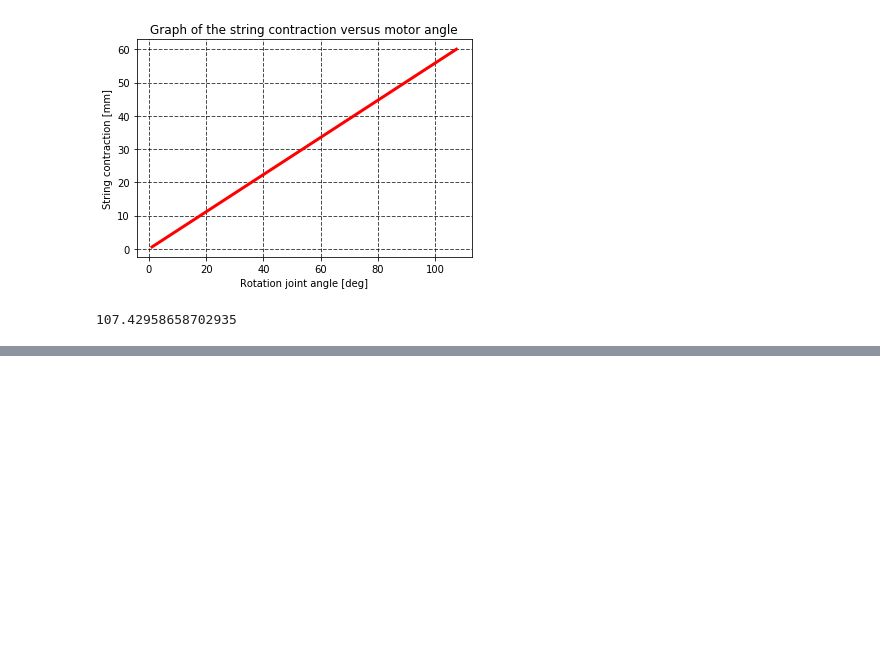
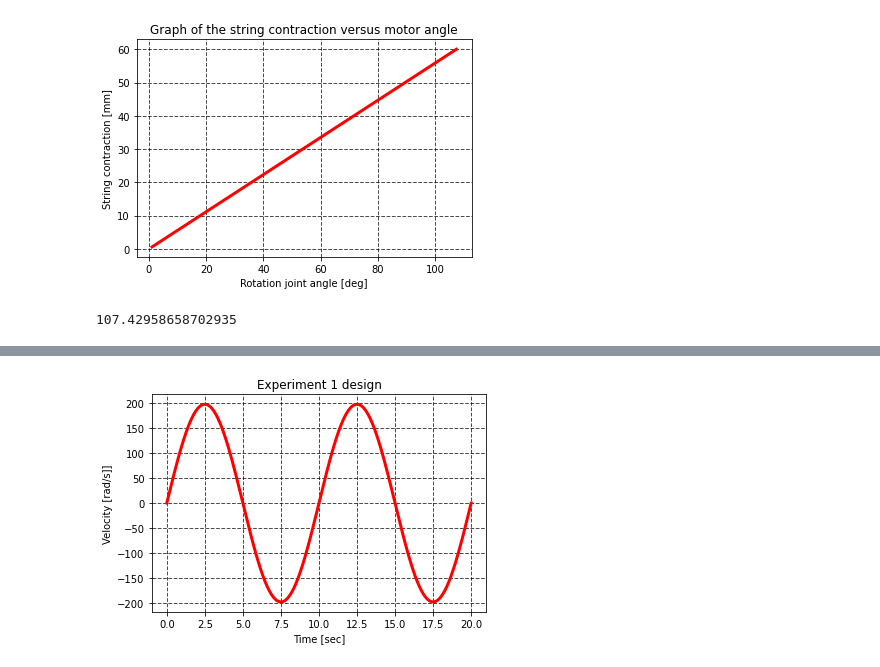
Before and after one commit to valeriaskvo/TSA_based_rehabilitation_robot, a Jupyter notebook: RJ_simulations.ipynb, the cells around one changed output, grey strips where cells are left out. Saved outputs shown, nothing was run; the diff lists cells and outputs as text; code cells hidden in the pictures; blank space fills up the shorter version.

```diff
--- a/RJ_simulations.ipynb
+++ b/RJ_simulations.ipynb
@@ -108,0 +136,22 @@ Final frequency: 5.0 Hz
+# %%
+A = 50 *2*np.pi
+w = 0.1 *2*np.pi
+tf = 20
+
+t = np.linspace(0,tf,1000)
+traj = A*np.sin(t*w)*w
+
+plot_results(t, traj, x_label="Time [sec]", y_label="Velocity [rad/s]]", plot_title="Experiment 1 design")
+
+
+def w_desired(t, w0, wf, tf):
+    k = (wf - w0) / tf
+    w = k*t + w0
+    return w
+
+
+def chirp(t, A, w0, wf, tf, x0):
+    k = (wf - w0) / tf
+    return A * np.sin((0.5 * k * t**2 + w0) * 2*np.pi) + x0
+# %% [output]
+[figure, added]
```
Also changed, not shown: parts of 3 cells of this notebook, 14 other files.
